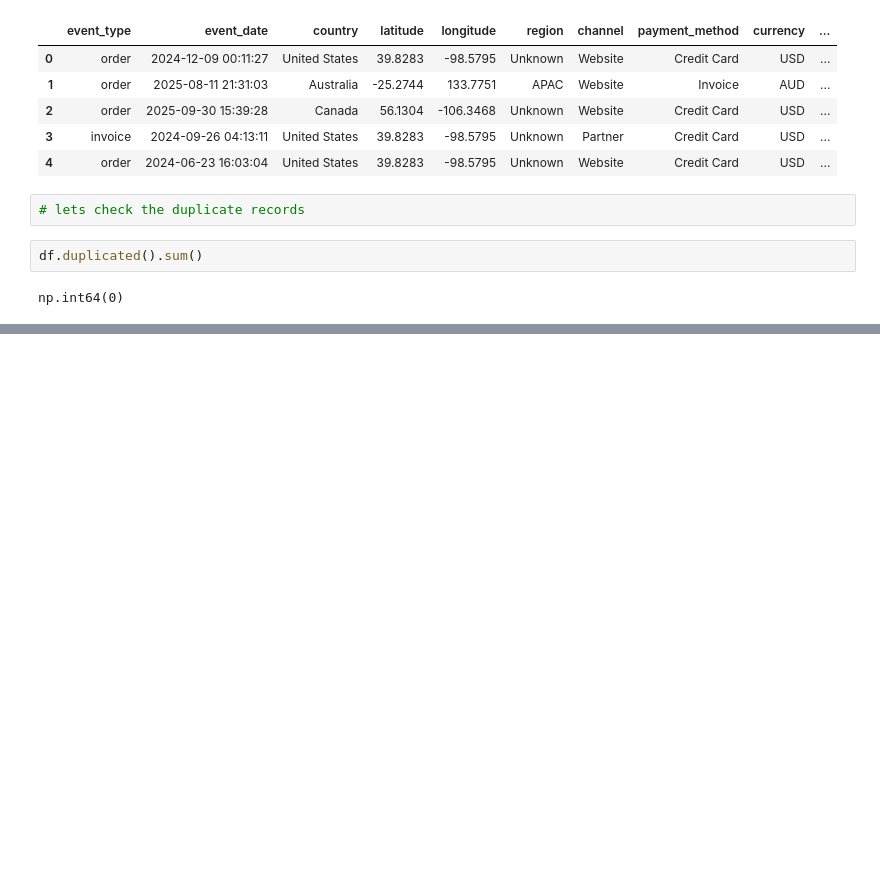
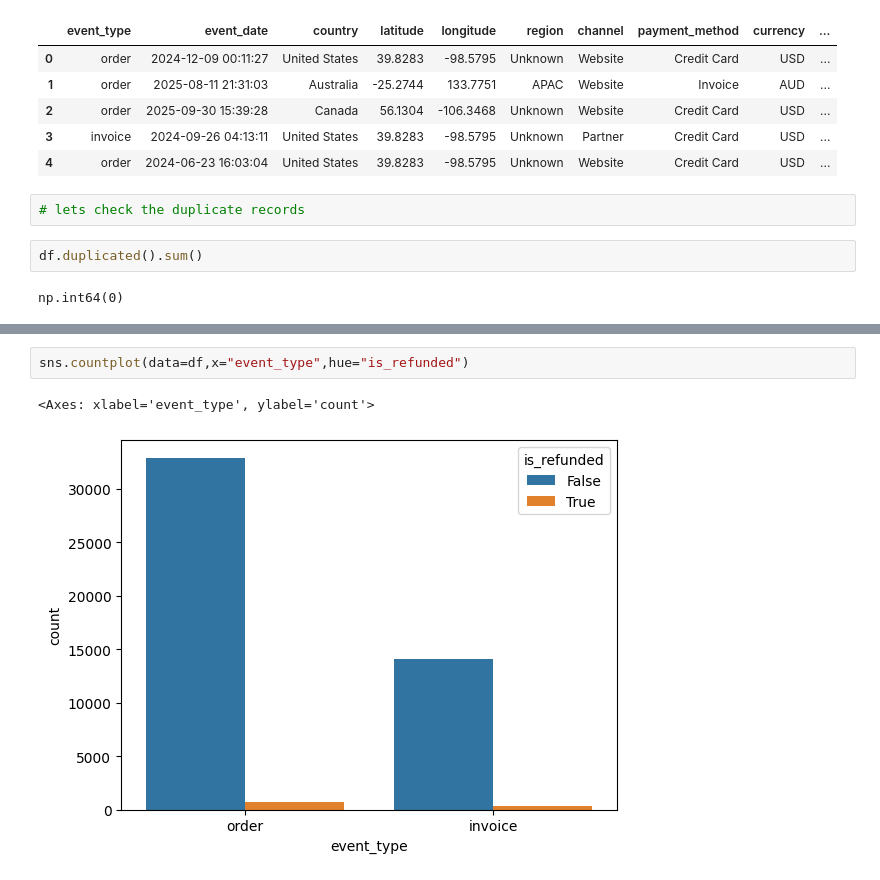
Before and after one commit to mrpradip098-hue/data-analyst-notes, a Jupyter notebook: Python/Ecomerce_Data.ipynb, the cells around one changed output, grey strips where cells are left out. Drawn from its saved outputs; the diff is of its cells as text; blank space fills up the shorter version.

```diff
--- a/Python/Ecomerce_Data.ipynb
+++ b/Python/Ecomerce_Data.ipynb
@@ -184,0 +228,5 @@ np.int64(0)
+# %%
+sns.countplot(data=df,x="event_type",hue="is_refunded")
+# %% [output]
+<Axes: xlabel='event_type', ylabel='count'>
+[figure, added]
```
Also changed, not shown: parts of 18 cells of this notebook.
